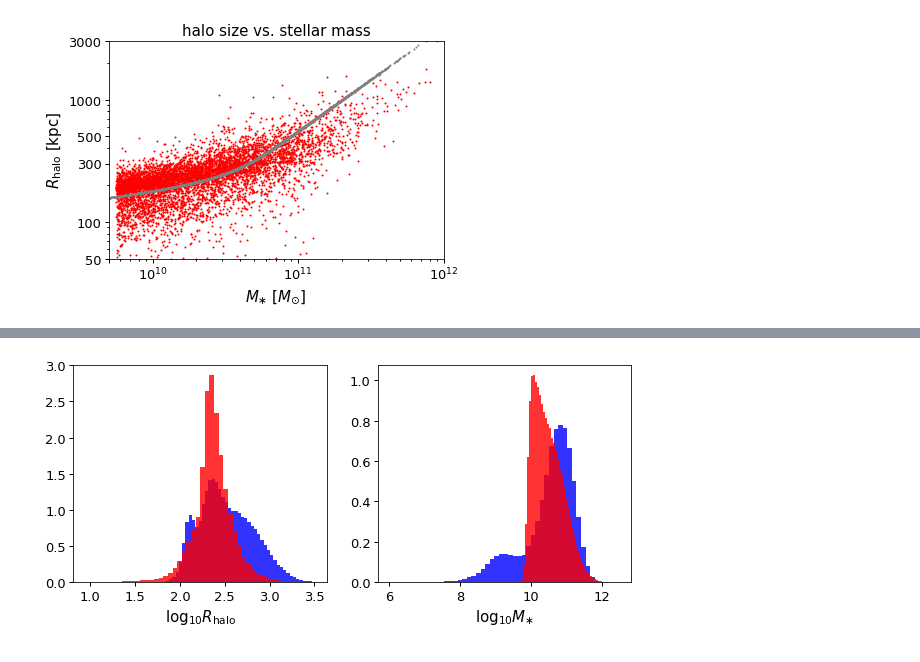
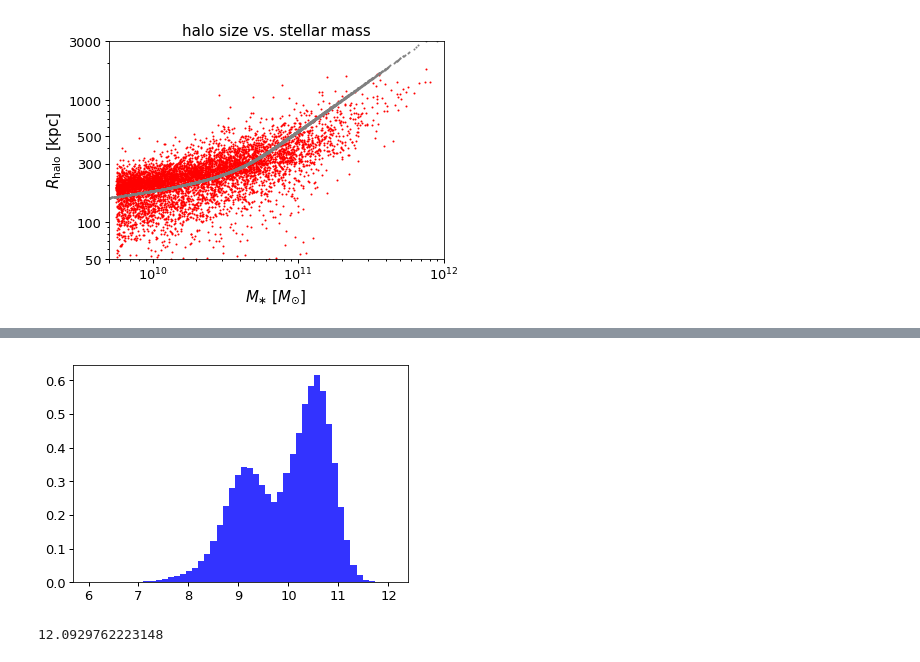
Before and after one commit to aphearin/galsize_models, a Jupyter notebook: notebooks/random_bt_forward_model.ipynb, the cells around one changed output, grey strips where cells are left out. Saved outputs shown, nothing was run; the diff lists cells and outputs as text; code cells hidden in the pictures.

```diff
--- a/notebooks/random_bt_forward_model.ipynb
+++ b/notebooks/random_bt_forward_model.ipynb
@@ -214,12 +261,17 @@ __=ax.hist(np.log10(mock['rvir_halo_kpc']), bins=50, normed=True, color='red', a
 # %%
-fig, (ax1, ax2) = plt.subplots(1, 2, figsize=(10, 4))
+fig, ax = plt.subplots(1, 1)
 
-__=ax1.hist(np.log10(sdss['rvir_halo_kpc']), bins=50, normed=True, color='blue', alpha=0.8)
-__=ax1.hist(np.log10(mock['rvir_halo_kpc']), bins=50, normed=True, color='red', alpha=0.8)
-__=ax2.hist(sdss['sm'], bins=50, normed=True, color='blue', alpha=0.8)
-__=ax2.hist(np.log10(mock['sm']), bins=50, normed=True, color='red', alpha=0.8)
+sdss_sm = sdss['sm'][sdss['ssfr'] > -10.75]
+__=ax.hist(sdss_sm, bins=50, normed=True, color='blue', alpha=0.8)
+# __=ax1.hist(np.log10(mock['rvir_halo_kpc'][idx_sm_matched]), bins=50, normed=True, color='red', alpha=0.8)
+# __=ax2.hist(sdss['sm'], bins=50, normed=True, color='blue', alpha=0.8)
+# __=ax2.hist(np.log10(mock['sm'][idx_sm_matched]), bins=50, normed=True, color='red', alpha=0.8)
 
-xlabel1 = ax1.set_xlabel(r'$\log_{10}R_{\rm halo}$')
-xlabel2 = ax2.set_xlabel(r'$\log_{10}M_{\ast}$')
+# xlabel1 = ax1.set_xlabel(r'$\log_{10}R_{\rm halo}$')
+# xlabel2 = ax2.set_xlabel(r'$\log_{10}M_{\ast}$')
 # %% [output]
-[figure, old version]
+[figure, new version]
+# %%
+sdss_sm.max()
+# %% [output]
+12.0929762223148
```
Also changed, not shown: parts of 7 cells of this notebook, 1 other file.
